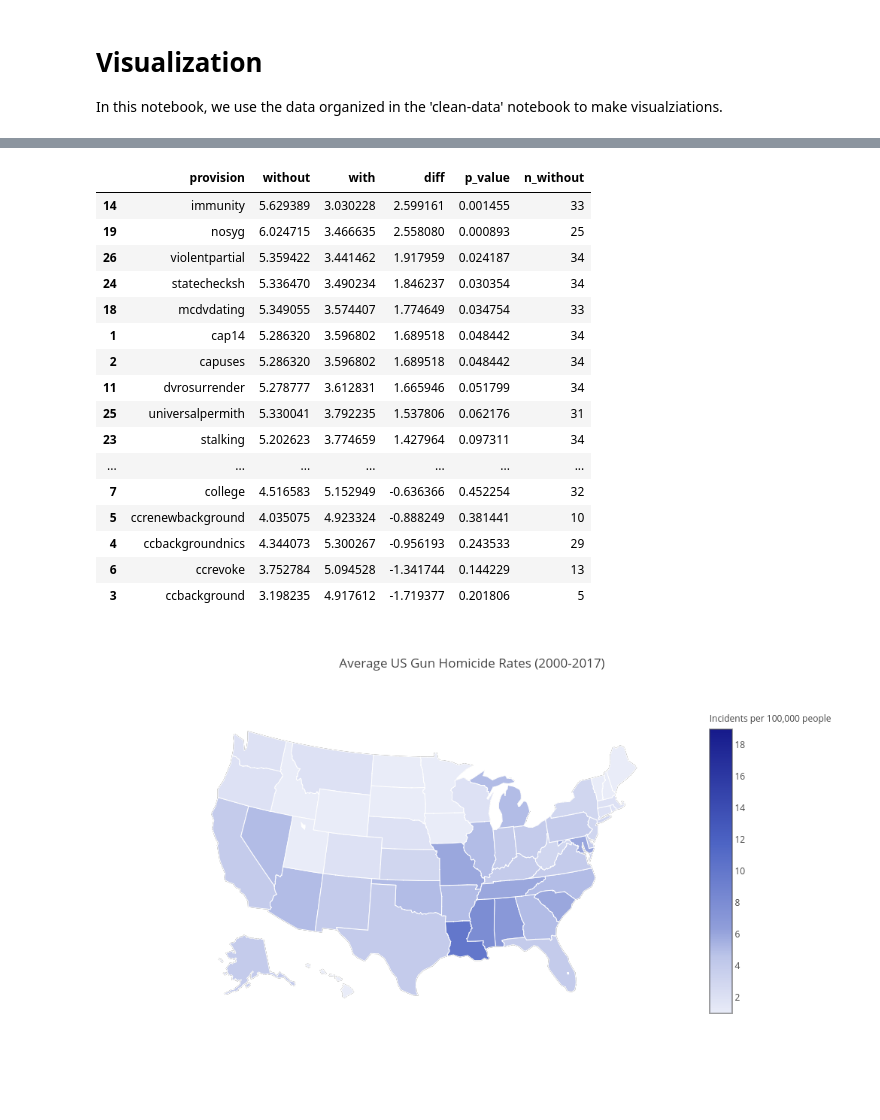
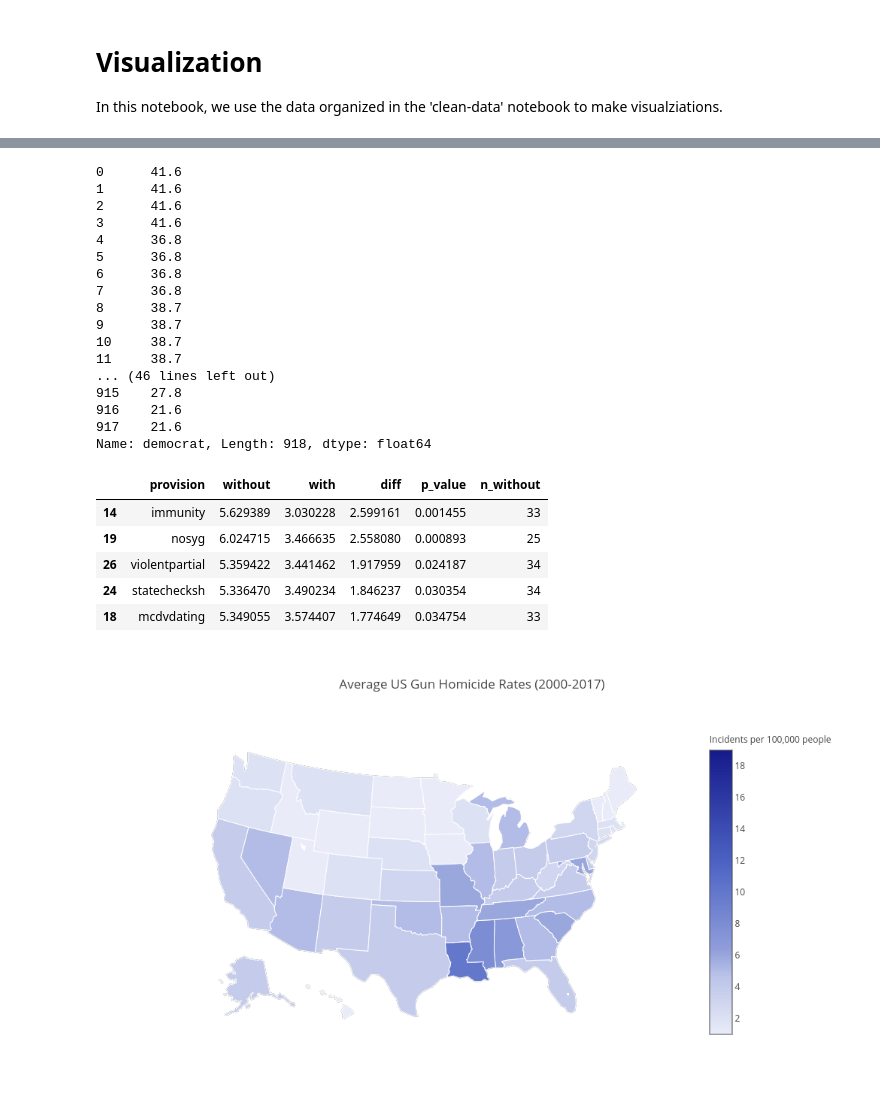
Before and after one commit to jonathanshuai/springboard-capstone1, a Jupyter notebook: visualization.ipynb, the cells around one changed output, grey strips where cells are left out. Cells and saved outputs as stored; diff of their text form; code cells hidden in the pictures.

```diff
--- a/visualization.ipynb
+++ b/visualization.ipynb
@@ -93,3 +101,24 @@ plt.show()
+# %%
+# Plot gun violence as it relates to election results
+annual_df['democrat']
+# %% [output]
+0      41.6
+1      41.6
+2      41.6
+3      41.6
+4      36.8
+5      36.8
+6      36.8
+7      36.8
+8      38.7
+9      38.7
+10     38.7
+11     38.7
+... (46 lines left out)
+915    27.8
+916    21.6
+917    21.6
+Name: democrat, Length: 918, dtype: float64
 # %%
 # Threshold number of states to have a law before we examine it
 threshold = 15
@@ -125,45 +154,34 @@ def compare_provisions(annual_df, provisions_df, threshold=15, year=2017):
         b_list.append(ab[1])
 
         # Get a p value using the Welch's t-test; **assumptions of t-test
         without_law = filtered_df[filtered_df[p] == 0]['gun_deaths_norm']
         with_law = filtered_df[filtered_df[p] == 1]['gun_deaths_norm']
         p_list.append(scipy.stats.ttest_ind(without_law, with_law).pvalue)
 
         a_size_list.append(filtered_df[filtered_df[p] == 0].shape[0])
 
     # Organize our results in a dataframe to make it easy to read
     results_df = pd.DataFrame()
     results_df['provision'] = provisions
     results_df['without'] = a_list
     results_df['with'] = b_list
     results_df['diff'] = results_df['without'] - results_df['with']
     results_df['p_value'] = p_list
     results_df['n_without'] = a_size_list
     results_df = results_df.sort_values('diff', ascending=False)
 
     return results_df
 
 
 results = compare_provisions(annual_df, provisions_df, 15, 2017)
-results
+results.head()
 # %% [output]
 |  | provision | without | with | diff | p_value | n_without |
 | 14 | immunity | 5.629389 | 3.030228 | 2.599161 | 0.001455 | 33 |
 | 19 | nosyg | 6.024715 | 3.466635 | 2.558080 | 0.000893 | 25 |
 | 26 | violentpartial | 5.359422 | 3.441462 | 1.917959 | 0.024187 | 34 |
 | 24 | statechecksh | 5.336470 | 3.490234 | 1.846237 | 0.030354 | 34 |
 | 18 | mcdvdating | 5.349055 | 3.574407 | 1.774649 | 0.034754 | 33 |
-| 1 | cap14 | 5.286320 | 3.596802 | 1.689518 | 0.048442 | 34 |
-| 2 | capuses | 5.286320 | 3.596802 | 1.689518 | 0.048442 | 34 |
-| 11 | dvrosurrender | 5.278777 | 3.612831 | 1.665946 | 0.051799 | 34 |
-| 25 | universalpermith | 5.330041 | 3.792235 | 1.537806 | 0.062176 | 31 |
-| 23 | stalking | 5.202623 | 3.774659 | 1.427964 | 0.097311 | 34 |
-| ... | ... | ... | ... | ... | ... | ... |
-| 7 | college | 4.516583 | 5.152949 | -0.636366 | 0.452254 | 32 |
-| 5 | ccrenewbackground | 4.035075 | 4.923324 | -0.888249 | 0.381441 | 10 |
-| 4 | ccbackgroundnics | 4.344073 | 5.300267 | -0.956193 | 0.243533 | 29 |
-| 6 | ccrevoke | 3.752784 | 5.094528 | -1.341744 | 0.144229 | 13 |
-| 3 | ccbackground | 3.198235 | 4.917612 | -1.719377 | 0.201806 | 5 |
 # %%
 # Map out the normalized crime
 # Dictionary to turn state names into abbreviations
```
Also changed, not shown: parts of 8 cells of this notebook, 5 other files.
